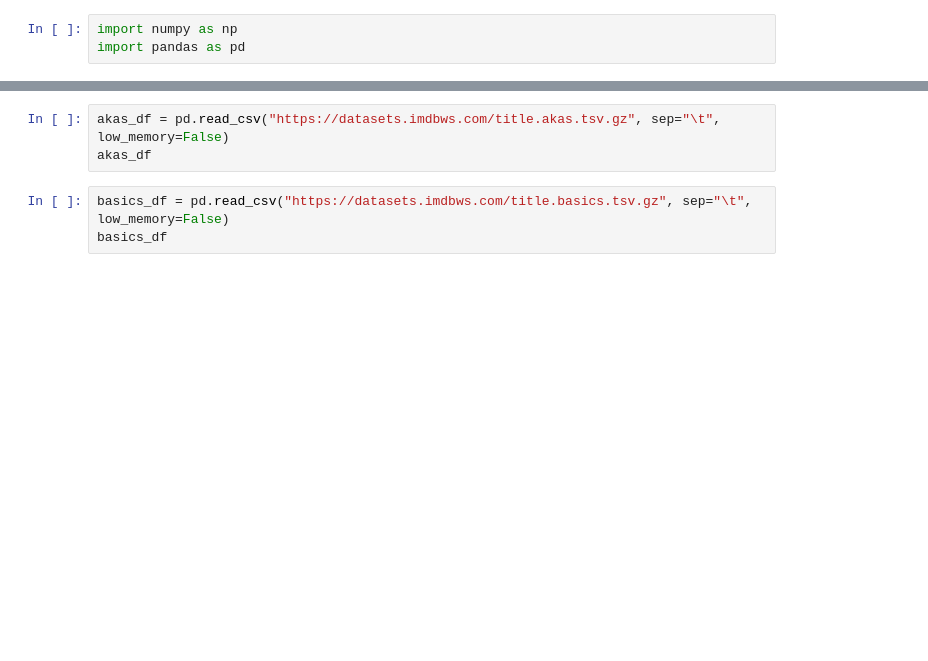
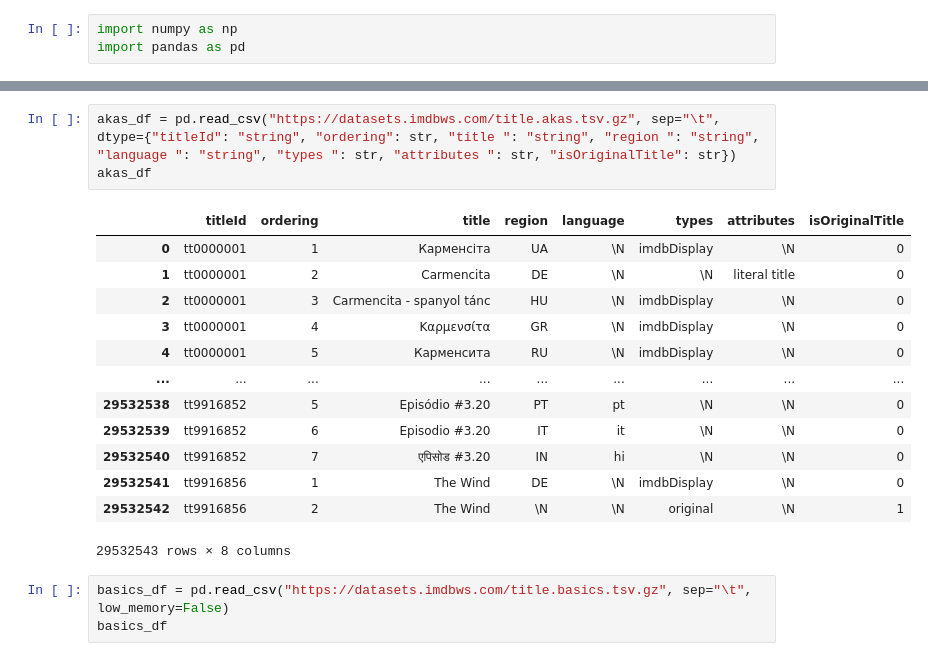
Before and after one commit to BerengerQueune/ABC-Data, a Jupyter notebook: Bérenger/Code.ipynb, the cells around one changed output, grey strips where cells are left out. Cells and saved outputs as stored; diff of their text form; blank space fills up the shorter version.

```diff
--- a/Bérenger/New Text Document (2).ipynb
+++ b/Bérenger/Code.ipynb
@@ -21,6 +21,21 @@ name_df
 # %%
-akas_df = pd.read_csv("https://datasets.imdbws.com/title.akas.tsv.gz", sep="\t", low_memory=False)
+akas_df = pd.read_csv("https://datasets.imdbws.com/title.akas.tsv.gz", sep="\t", dtype={"titleId": "string", "ordering": str, "title ": "string", "region ": "string",
+"language ": "string", "types ": str, "attributes ": str, "isOriginalTitle": str})
 akas_df
+# %% [output]
+|  | titleId | ordering | title | region | language | types | attributes | isOriginalTitle |
+| 0 | tt0000001 | 1 | Карменсіта | UA | \N | imdbDisplay | \N | 0 |
+| 1 | tt0000001 | 2 | Carmencita | DE | \N | \N | literal title | 0 |
+| 2 | tt0000001 | 3 | Carmencita - spanyol tánc | HU | \N | imdbDisplay | \N | 0 |
+| 3 | tt0000001 | 4 | Καρμενσίτα | GR | \N | imdbDisplay | \N | 0 |
+| 4 | tt0000001 | 5 | Карменсита | RU | \N | imdbDisplay | \N | 0 |
+| ... | ... | ... | ... | ... | ... | ... | ... | ... |
+| 29532538 | tt9916852 | 5 | Episódio #3.20 | PT | pt | \N | \N | 0 |
+| 29532539 | tt9916852 | 6 | Episodio #3.20 | IT | it | \N | \N | 0 |
+| 29532540 | tt9916852 | 7 | एपिसोड #3.20 | IN | hi | \N | \N | 0 |
+| 29532541 | tt9916856 | 1 | The Wind | DE | \N | imdbDisplay | \N | 0 |
+| 29532542 | tt9916856 | 2 | The Wind | \N | \N | original | \N | 1 |
+29532543 rows × 8 columns
 # %%
 basics_df = pd.read_csv("https://datasets.imdbws.com/title.basics.tsv.gz", sep="\t", low_memory=False)
 basics_df
```
Also changed, not shown: parts of 7 cells of this notebook.
